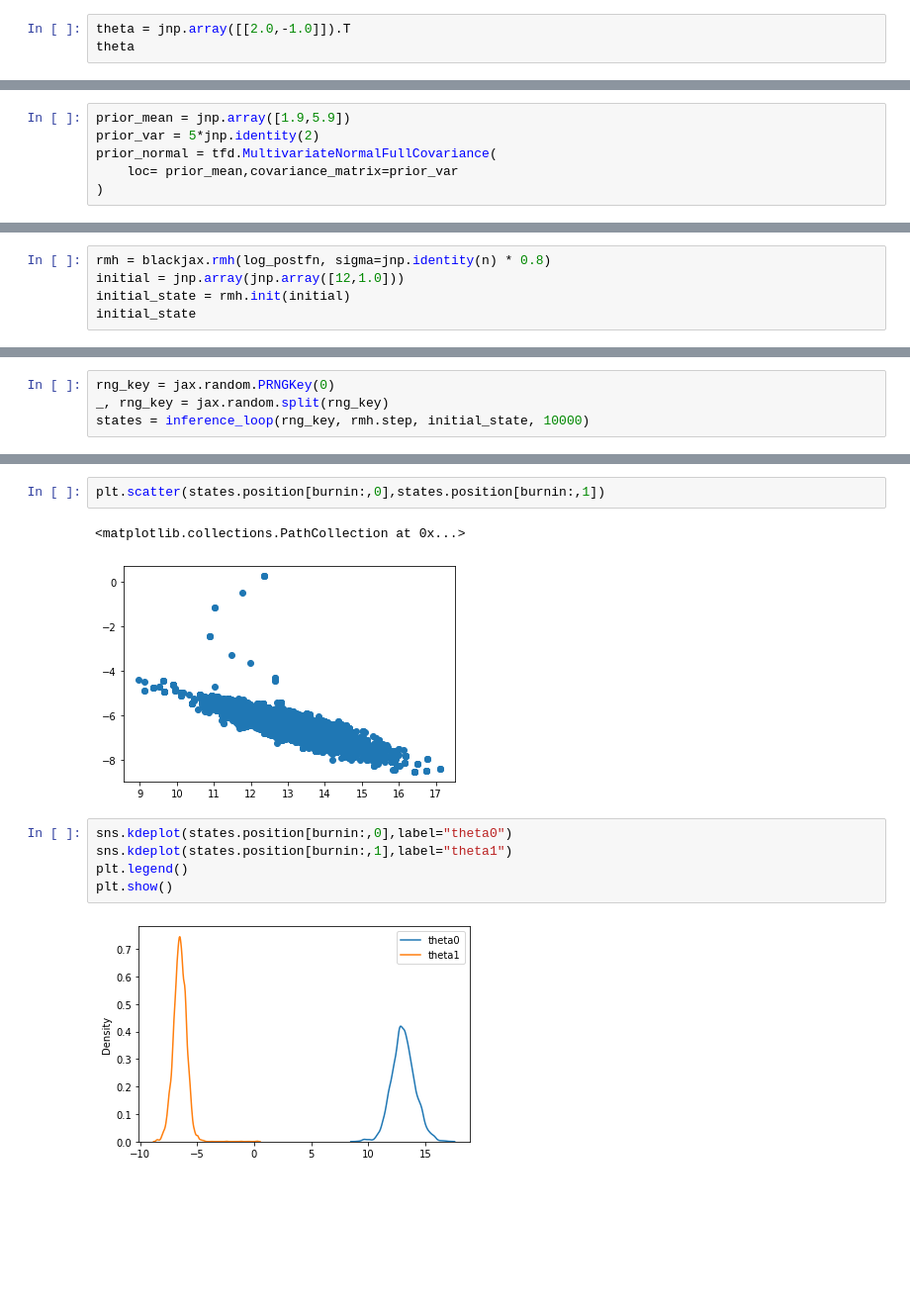
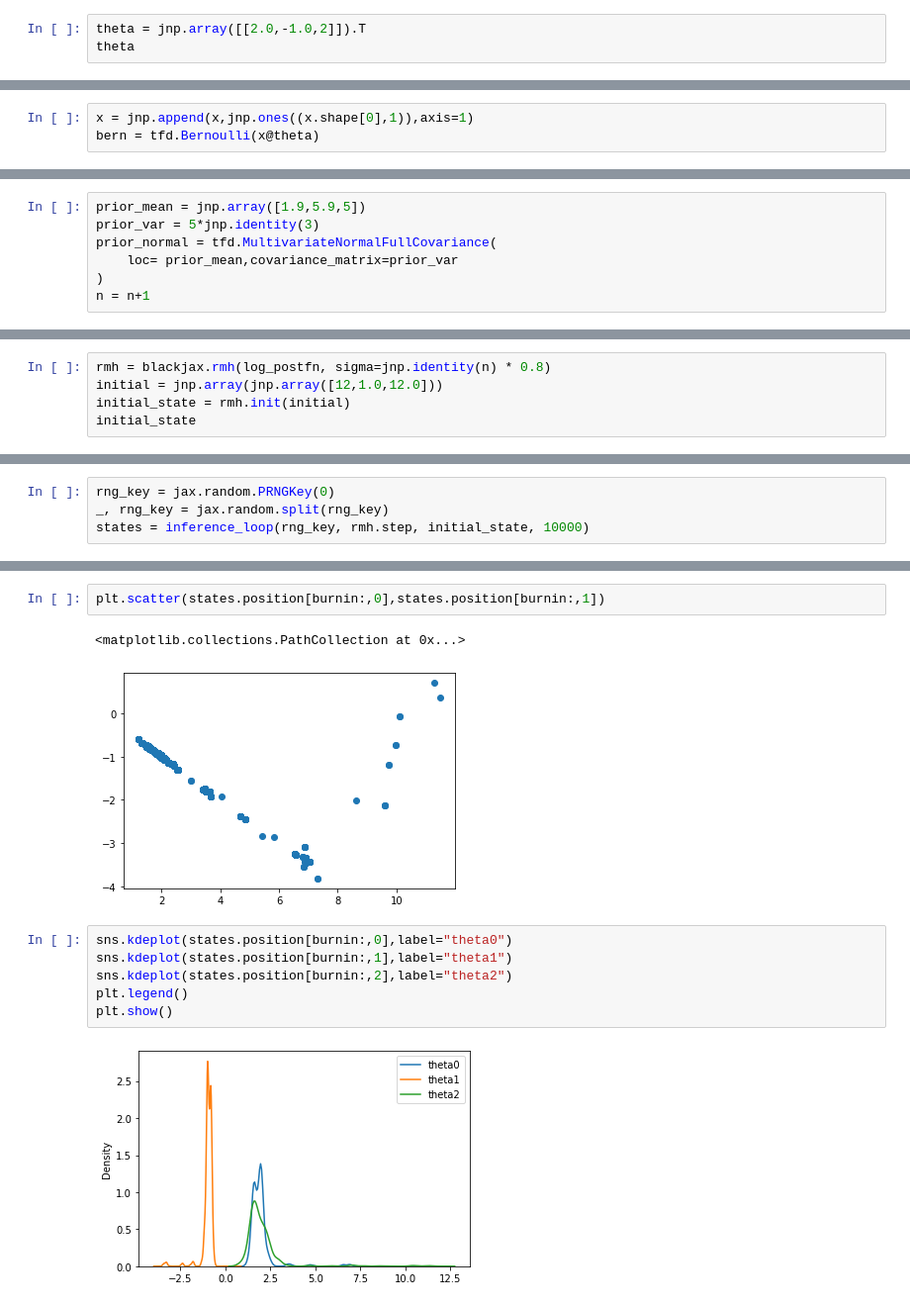
Before and after one commit to AnandShegde/pml_baselines, a Jupyter notebook: logistic regression/MCMC_RMH.ipynb, the cells around one changed output, grey strips where cells are left out. Shown at 99% size. Saved outputs shown, nothing was run; the diff lists cells and outputs as text; blank space fills up the shorter version.

```diff
--- a/logistic regression/MCMC_RMH.ipynb
+++ b/logistic regression/MCMC_RMH.ipynb
@@ -42,7 +42,7 @@ plt.scatter(x[:,0],x[:,1])
 <matplotlib.collections.PathCollection at 0x...>
 [figure]
 # %%
-theta = jnp.array([[2.0,-1.0]]).T
+theta = jnp.array([[2.0,-1.0,2]]).T
 theta
 # %% [output]
 DeviceArray([[ 2.],
@@ -52,3 +51,6 @@ bern = tfd.Bernoulli(x@theta)
+# %%
+x = jnp.append(x,jnp.ones((x.shape[0],1)),axis=1)
+bern = tfd.Bernoulli(x@theta)
 # %%
 y = bern.sample(sample_shape=1,seed=key)
 y.shape
@@ -94,9 +96,10 @@ plt.savefig("")
 # %%
-prior_mean = jnp.array([1.9,5.9])
-prior_var = 5*jnp.identity(2)
+prior_mean = jnp.array([1.9,5.9,5])
+prior_var = 5*jnp.identity(3)
 prior_normal = tfd.MultivariateNormalFullCovariance(
     loc= prior_mean,covariance_matrix=prior_var
 )
+n = n+1
 # %%
 import pickle
 dictionary = {
@@ -129,7 +132,7 @@ def inference_loop(rng_key, kernel, initial_state, num_samples):
     return states
 # %%
 rmh = blackjax.rmh(log_postfn, sigma=jnp.identity(n) * 0.8)
-initial = jnp.array(jnp.array([12,1.0]))
+initial = jnp.array(jnp.array([12,1.0,12.0]))
 initial_state = rmh.init(initial)
 initial_state
 # %% [output]
@@ -151,11 +154,12 @@ plt.show()
 plt.scatter(states.position[burnin:,0],states.position[burnin:,1])
 # %% [output]
 <matplotlib.collections.PathCollection at 0x...>
-[figure, old version]
+[figure, new version]
 # %%
 sns.kdeplot(states.position[burnin:,0],label="theta0")
 sns.kdeplot(states.position[burnin:,1],label="theta1")
+sns.kdeplot(states.position[burnin:,2],label="theta2")
 plt.legend()
 plt.show()
 # %% [output]
-[figure, old version]
+[figure, new version]
```
Also changed, not shown: parts of 10 cells of this notebook, 1 other file.
